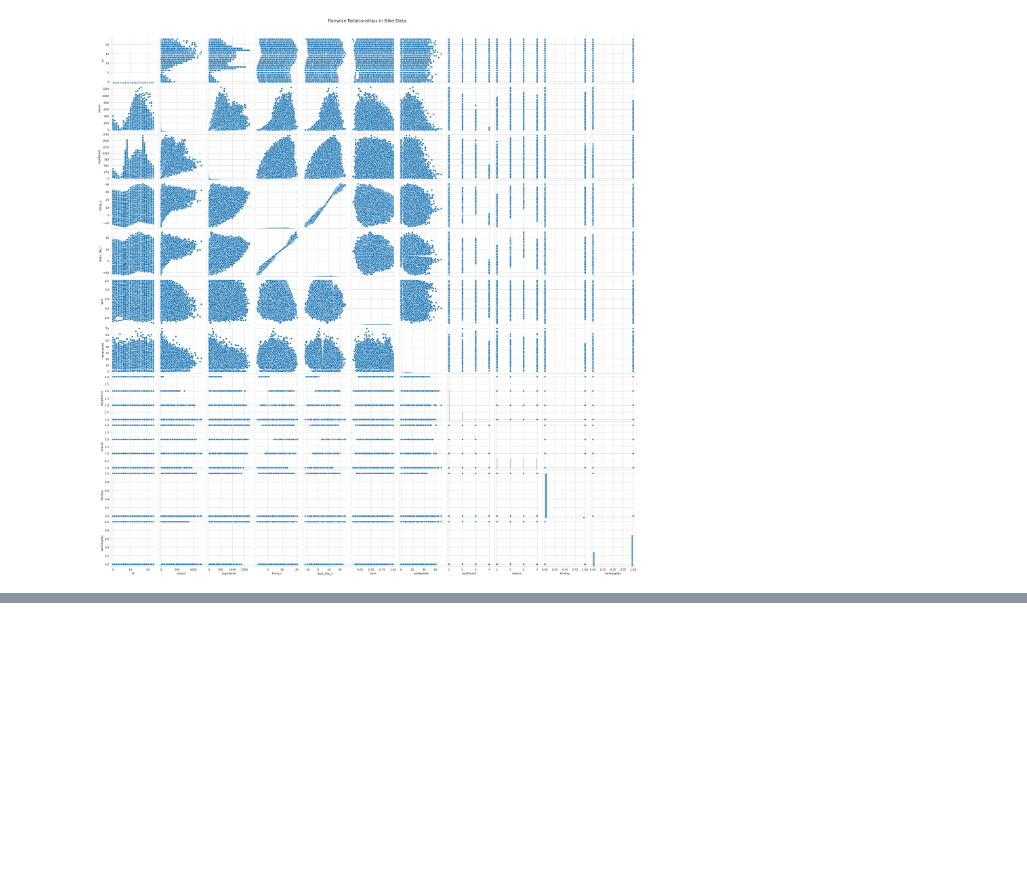
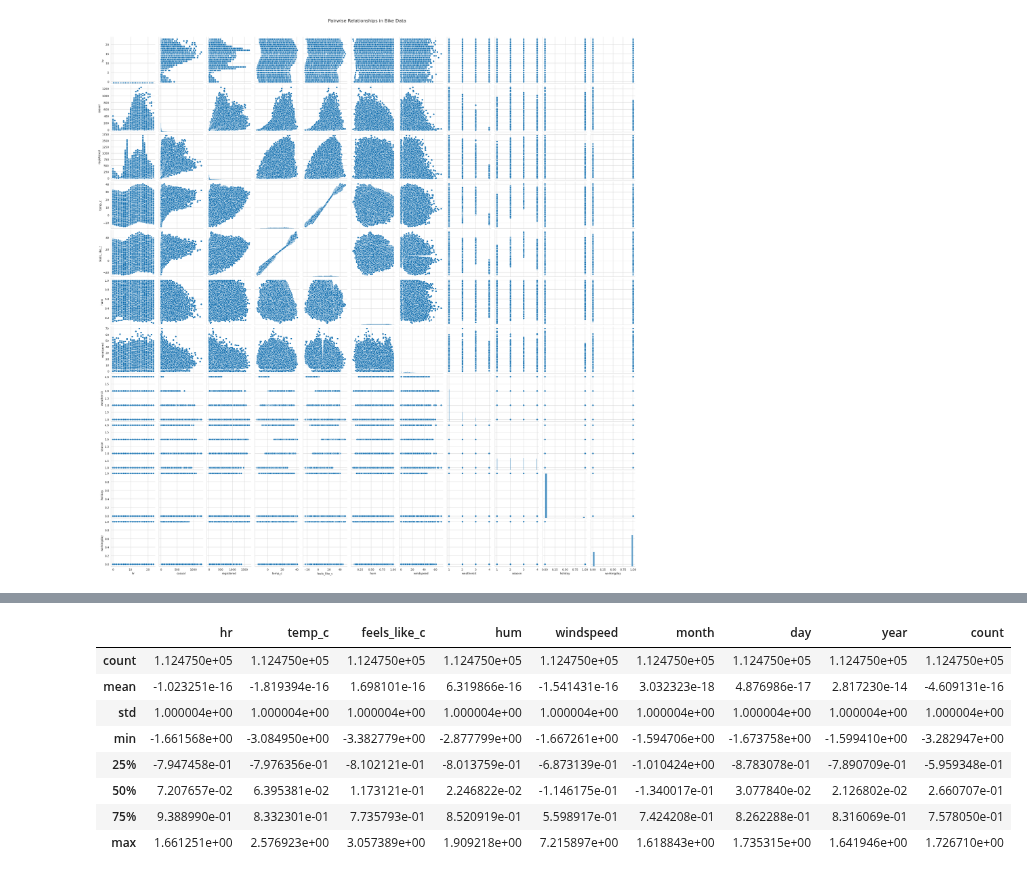
Before and after one commit to KelvynBladen/Colab, a Jupyter notebook: notebooks/starter_bikes.ipynb, the cells around one changed output, grey strips where cells are left out. Saved outputs shown, nothing was run; the diff lists cells and outputs as text; code cells hidden in the pictures; blank space fills up the shorter version.

```diff
--- a/notebooks/starter_bikes.ipynb
+++ b/notebooks/starter_bikes.ipynb
@@ -135,0 +187,27 @@ plt.show()
+# %%
+from sklearn.preprocessing import StandardScaler
+
+# Identify numerical columns for standardization
+numeric_cols = [
+    'hr', 'temp_c', 'feels_like_c', 'hum',
+    'windspeed', 'month', 'day', 'year',
+    'count'
+]
+
+# Initialize the StandardScaler
+scaler = StandardScaler()
+
+# Apply standardization to the selected numerical columns
+bikes[numeric_cols] = scaler.fit_transform(bikes[numeric_cols])
+
+bikes[numeric_cols].describe()
+# %% [output]
+|  | hr | temp_c | feels_like_c | hum | windspeed | month | day | year | count |
+| count | 1.124750e+05 | 1.124750e+05 | 1.124750e+05 | 1.124750e+05 | 1.124750e+05 | 1.124750e+05 | 1.124750e+05 | 1.124750e+05 | 1.124750e+05 |
+| mean | -1.023251e-16 | -1.819394e-16 | 1.698101e-16 | 6.319866e-16 | -1.541431e-16 | 3.032323e-18 | 4.876986e-17 | 2.817230e-14 | -4.609131e-16 |
+| std | 1.000004e+00 | 1.000004e+00 | 1.000004e+00 | 1.000004e+00 | 1.000004e+00 | 1.000004e+00 | 1.000004e+00 | 1.000004e+00 | 1.000004e+00 |
+| min | -1.661568e+00 | -3.084950e+00 | -3.382779e+00 | -2.877799e+00 | -1.667261e+00 | -1.594706e+00 | -1.673758e+00 | -1.599410e+00 | -3.282947e+00 |
+| 25% | -7.947458e-01 | -7.976356e-01 | -8.102121e-01 | -8.013759e-01 | -6.873139e-01 | -1.010424e+00 | -8.783078e-01 | -7.890709e-01 | -5.959348e-01 |
+| 50% | 7.207657e-02 | 6.395381e-02 | 1.173121e-01 | 2.246822e-02 | -1.146175e-01 | -1.340017e-01 | 3.077840e-02 | 2.126802e-02 | 2.660707e-01 |
+| 75% | 9.388990e-01 | 8.332301e-01 | 7.735793e-01 | 8.520919e-01 | 5.598917e-01 | 7.424208e-01 | 8.262288e-01 | 8.316069e-01 | 7.578050e-01 |
+| max | 1.661251e+00 | 2.576923e+00 | 3.057389e+00 | 1.909218e+00 | 7.215897e+00 | 1.618843e+00 | 1.735315e+00 | 1.641946e+00 | 1.726710e+00 |
```
Also changed, not shown: parts of 9 cells of this notebook.
